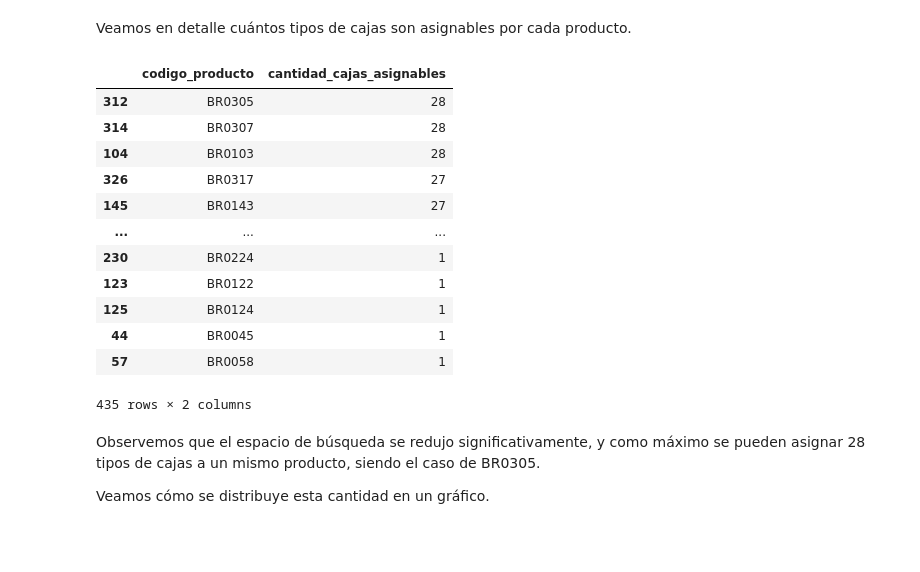
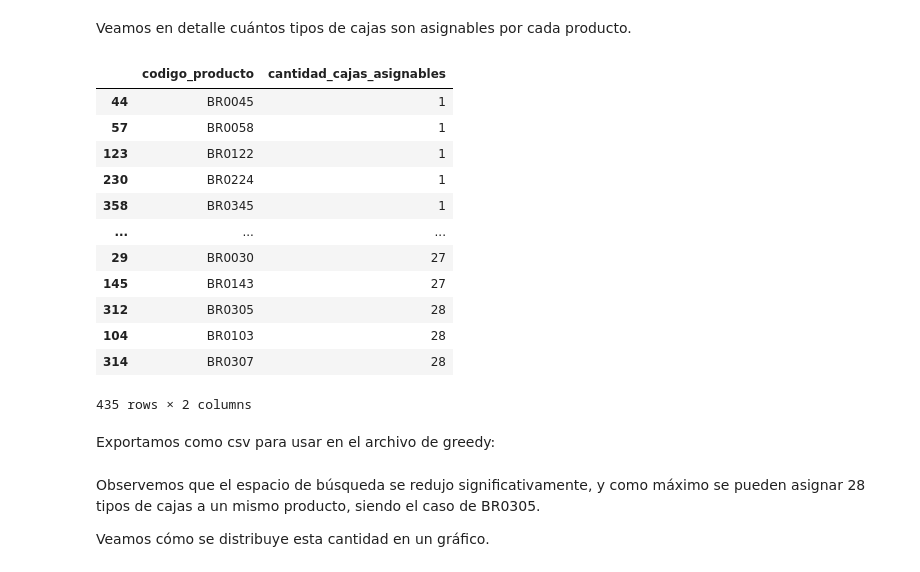
Before and after one commit to demianelnecave/AlixPartners-Competencia-Datos, a Jupyter notebook: 4.factibilidad.ipynb, the cells around one changed output. Drawn from its saved outputs; the diff is of its cells as text; code cells hidden in the pictures; blank space fills up the shorter version.

```diff
--- a/4.factibilidad.ipynb
+++ b/4.factibilidad.ipynb
@@ -97,25 +97,27 @@ Veamos en detalle cuántos tipos de cajas son asignables por cada producto.
 # %%
 df_dimension = pd.DataFrame([
     {
         'codigo_producto': producto.codigo_producto,
         'cantidad_cajas_asignables': len(cajas_asign),
     }
     for producto, cajas_asign in cajas_asignables_dimension.items()
 ])
 
-df_dimension = df_dimension.sort_values('cantidad_cajas_asignables', ascending=False)
+df_dimension = df_dimension.sort_values('cantidad_cajas_asignables', ascending=True)
 df_dimension
 # %% [output]
 |  | codigo_producto | cantidad_cajas_asignables |
-| 312 | BR0305 | 28 |
-| 314 | BR0307 | 28 |
-| 104 | BR0103 | 28 |
-| 326 | BR0317 | 27 |
-| 145 | BR0143 | 27 |
-| ... | ... | ... |
-| 230 | BR0224 | 1 |
-| 123 | BR0122 | 1 |
-| 125 | BR0124 | 1 |
 | 44 | BR0045 | 1 |
 | 57 | BR0058 | 1 |
+| 123 | BR0122 | 1 |
+| 230 | BR0224 | 1 |
+| 358 | BR0345 | 1 |
+| ... | ... | ... |
+| 29 | BR0030 | 27 |
+| 145 | BR0143 | 27 |
+| 312 | BR0305 | 28 |
+| 104 | BR0103 | 28 |
+| 314 | BR0307 | 28 |
 435 rows × 2 columns
+# %% [markdown]
+Exportamos como csv para usar en el archivo de greedy:
```
Also changed, not shown: parts of 1 cell of this notebook, 7 other files.
